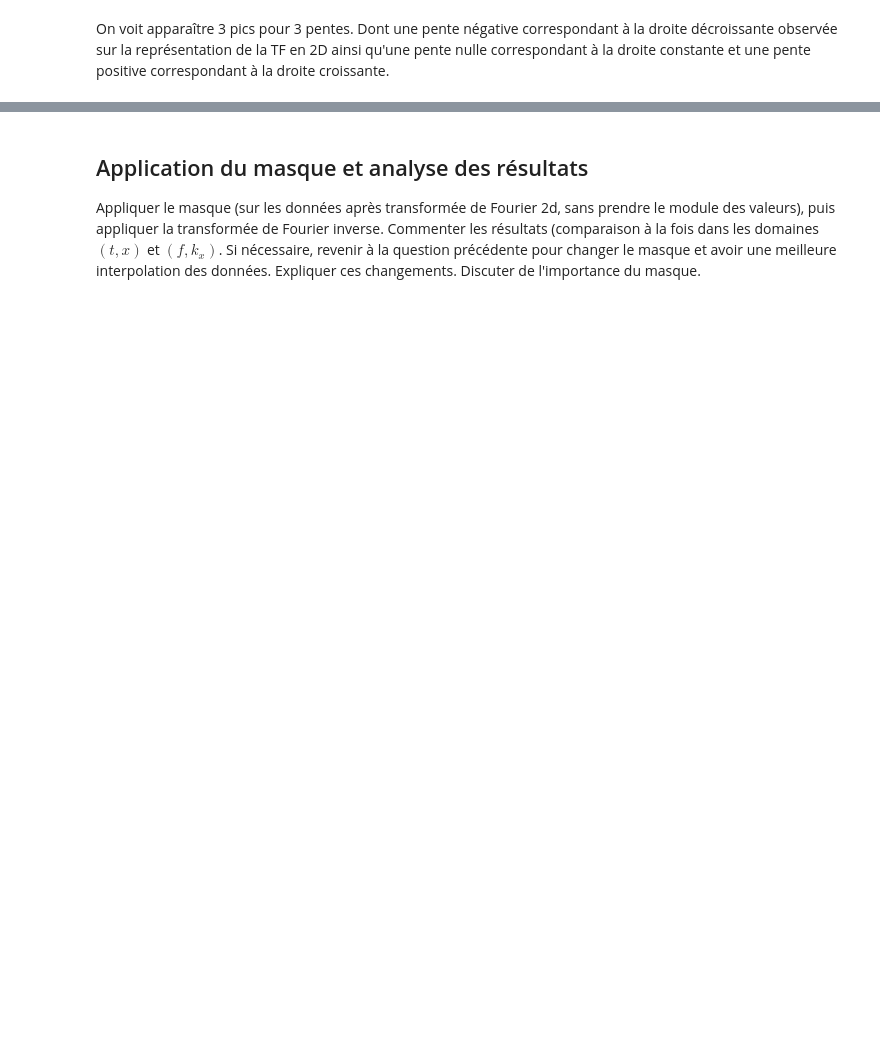
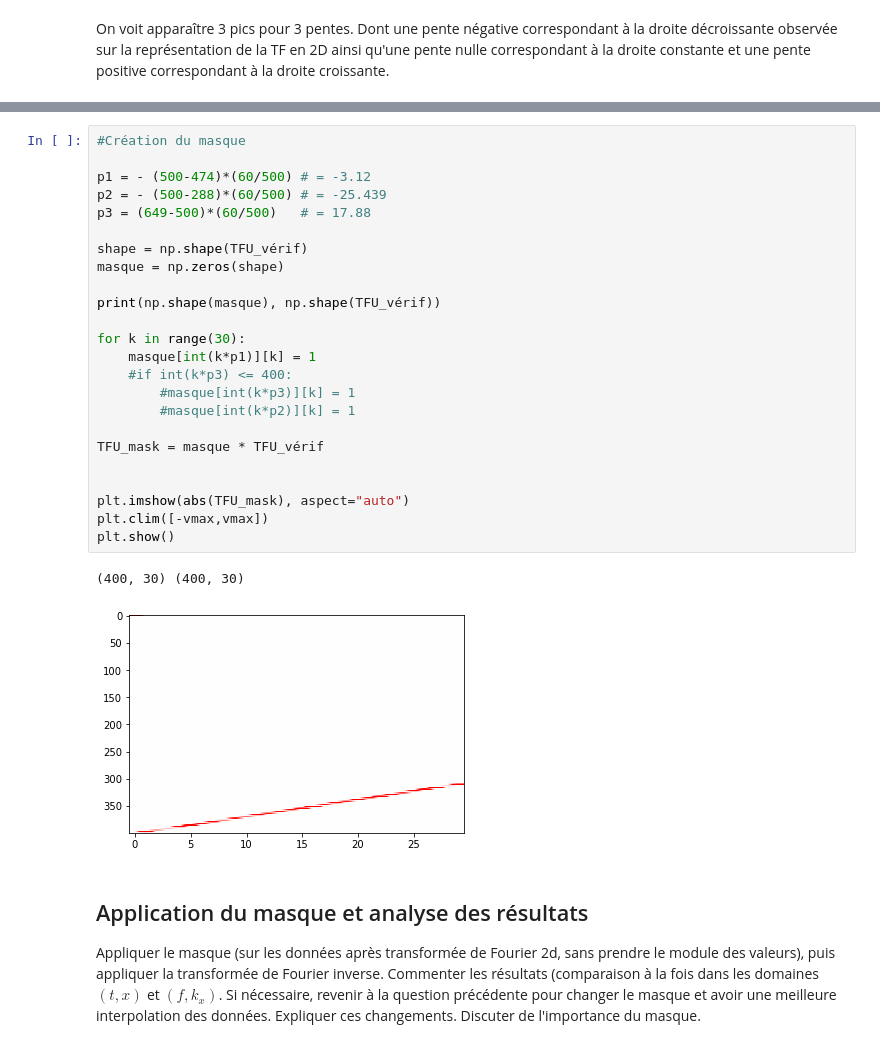
Before and after one commit to climberlenny/mini_projet_interpolation, a Jupyter notebook: mini_projet_interpolation/mini_projet_groupe3.ipynb, the cells around one changed output, grey strips where cells are left out. Saved outputs shown, nothing was run; the diff lists cells and outputs as text; blank space fills up the shorter version.

```diff
--- a/mini_projet_interpolation/mini_projet_groupe3.ipynb
+++ b/mini_projet_interpolation/mini_projet_groupe3.ipynb
@@ -515,3 +542,30 @@ On voit apparaître 3 pics pour 3 pentes. Dont une pente négative correspondant
+# %%
+#Création du masque
+
+p1 = - (500-474)*(60/500) # = -3.12
+p2 = - (500-288)*(60/500) # = -25.439
+p3 = (649-500)*(60/500)   # = 17.88
+
+shape = np.shape(TFU_vérif)
+masque = np.zeros(shape)
+
+print(np.shape(masque), np.shape(TFU_vérif))
+
+for k in range(30):
+    masque[int(k*p1)][k] = 1
+    #if int(k*p3) <= 400:
+        #masque[int(k*p3)][k] = 1
+        #masque[int(k*p2)][k] = 1
+
+TFU_mask = masque * TFU_vérif
+
+
+plt.imshow(abs(TFU_mask), aspect="auto")
+plt.clim([-vmax,vmax])
+plt.show()
+# %% [output]
+(400, 30) (400, 30)
+[figure, added]
 # %% [markdown]
 ## Application du masque et analyse des résultats
 Appliquer le masque (sur les données après transformée de Fourier 2d, sans prendre le module des valeurs), puis appliquer la transformée de Fourier inverse. Commenter les résultats (comparaison à la fois dans les domaines $(t,x)$ et $(f,k_x)$. Si nécessaire, revenir à la question précédente pour changer le masque et avoir une meilleure interpolation des données. Expliquer ces changements. Discuter de l'importance du masque.
```
Also changed, not shown: parts of 7 cells of this notebook, 1 other file.
